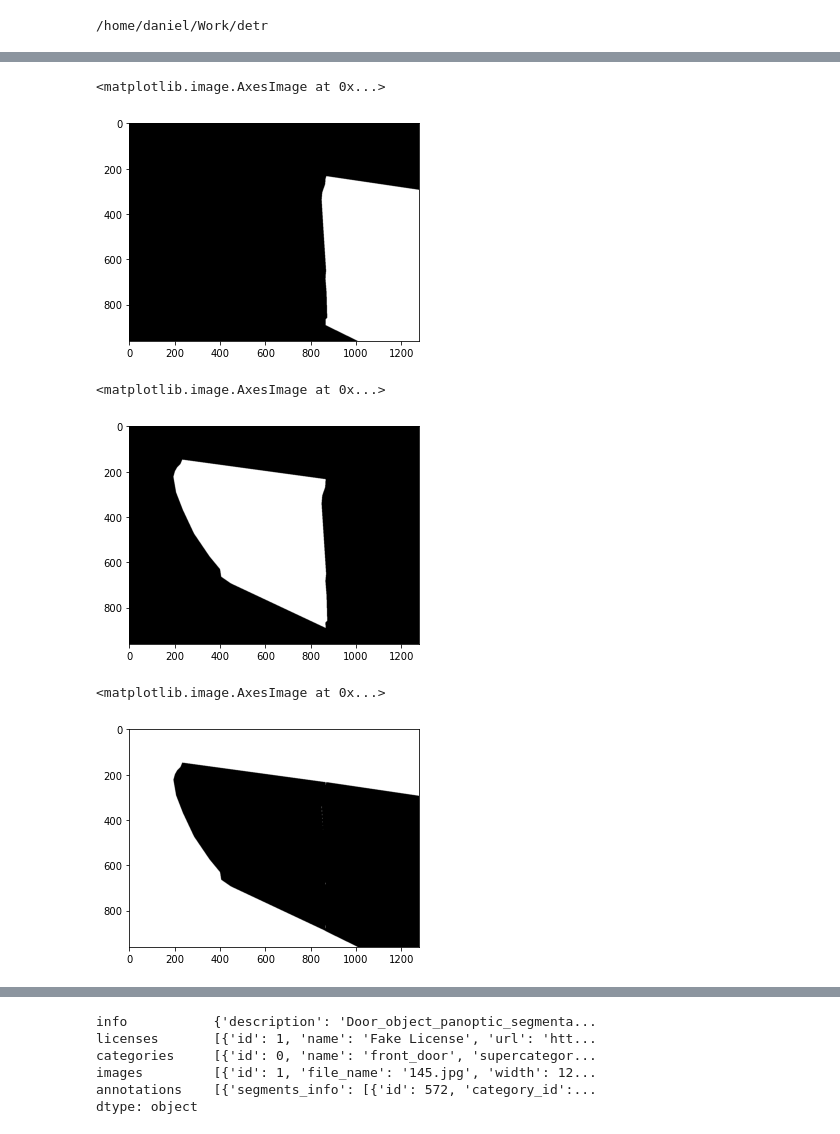
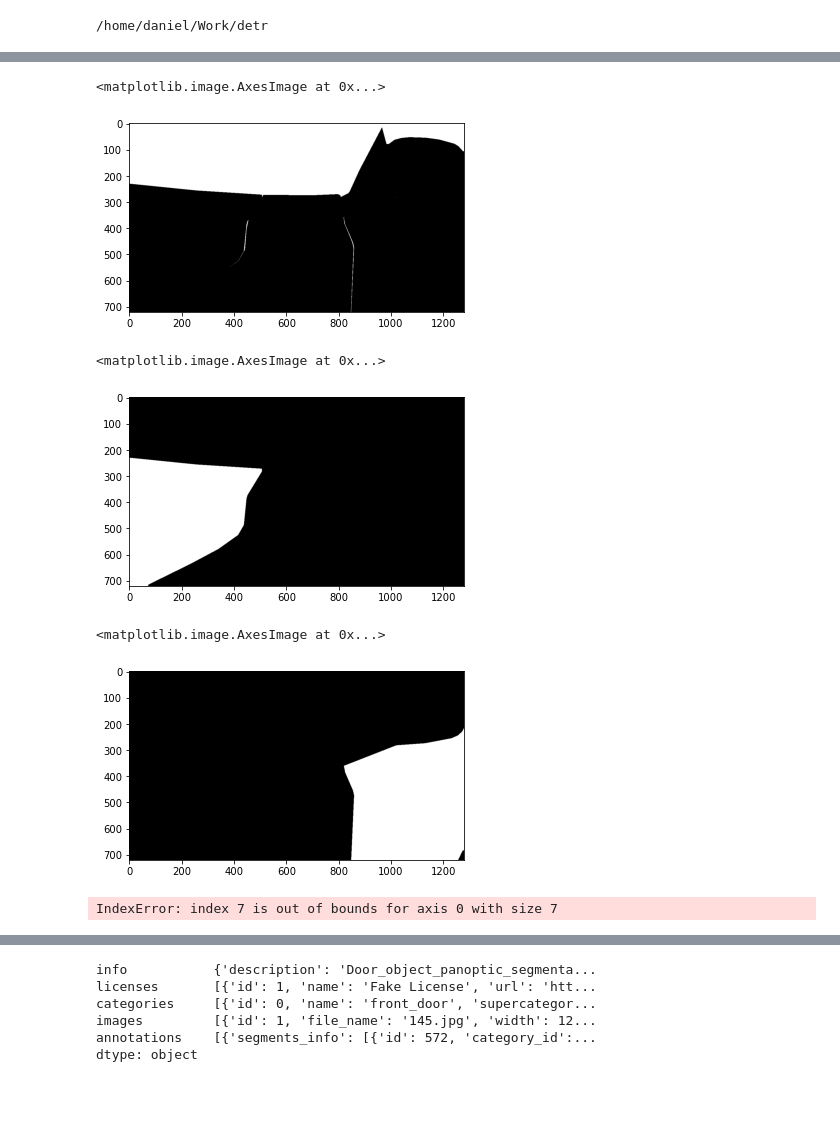
Before and after one commit to ChristianBjernersjo/detr, a Jupyter notebook: cab/annotations/Solve_Assertion_Error.ipynb, the cells around one changed output, grey strips where cells are left out. Cells and saved outputs as stored; diff of their text form; code cells hidden in the pictures; blank space fills up the shorter version.

```diff
--- a/cab/annotations/Solve_Assertion_Error.ipynb
+++ b/cab/annotations/Solve_Assertion_Error.ipynb
@@ -37,0 +45,4 @@ tensor([[[1, 1, 1,  ..., 1, 1, 1],
+# %%
+db = torch.load('mask_masktensor([1238]).pt')
+
+plt.imshow(db, cmap='gray')
@@ -61,15 +81,19 @@ FileNotFoundError: [Errno 2] No such file or directory: 'test_mask33_FIXED.pt'
 # %%
-plt.imshow(db2.numpy()[0], cmap='gray')
+plt.imshow(db.numpy()[4], cmap='gray')
 # %% [output]
 <matplotlib.image.AxesImage at 0x...>
-[figure, old version]
+[figure, new version]
 # %%
-plt.imshow(db2.numpy()[1], cmap='gray')
+plt.imshow(db.numpy()[5], cmap='gray')
 # %% [output]
 <matplotlib.image.AxesImage at 0x...>
-[figure, old version]
+[figure, new version]
 # %%
-plt.imshow(db2.numpy()[2], cmap='gray')
+plt.imshow(db.numpy()[6], cmap='gray')
 # %% [output]
 <matplotlib.image.AxesImage at 0x...>
-[figure, old version]
+[figure, new version]
+# %%
+plt.imshow(db.numpy()[7], cmap='gray')
+# %% [output]
+IndexError: index 7 is out of bounds for axis 0 with size 7
```
Also changed, not shown: parts of 23 cells of this notebook, 4 other files.
